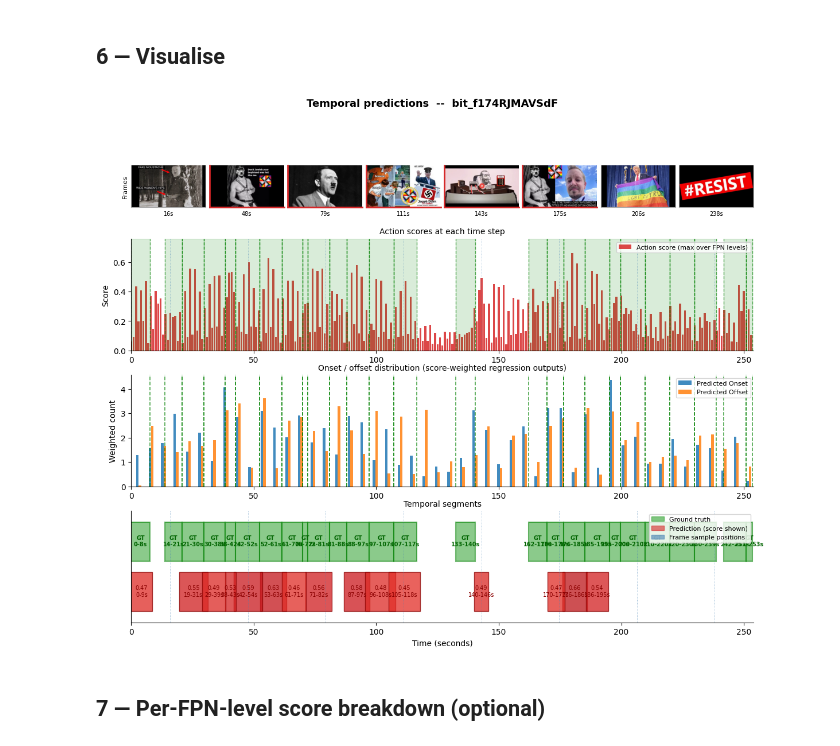
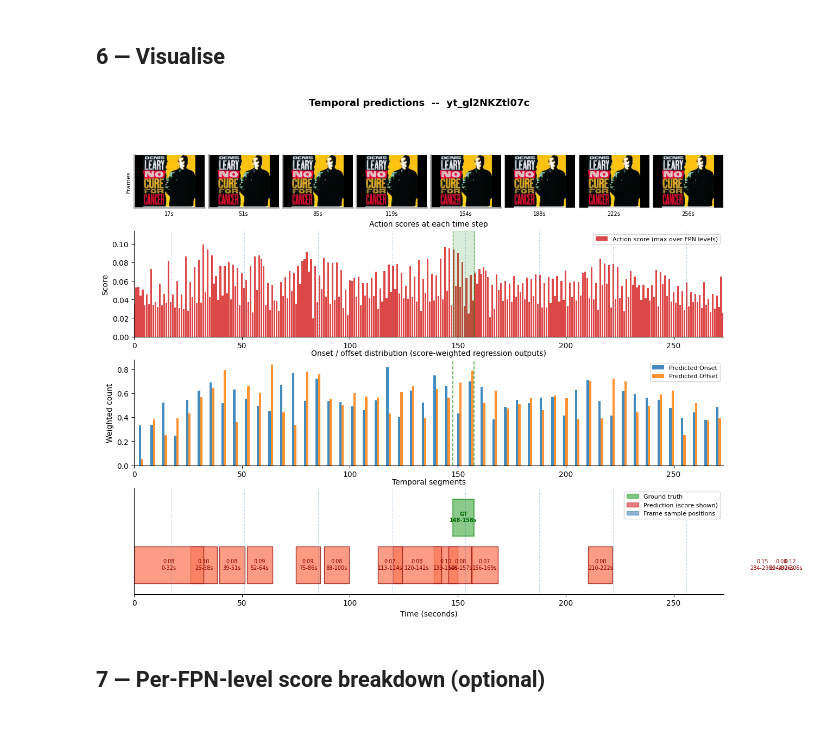
Before and after one commit to GeorgiySav/hateful-content-localisation, a Jupyter notebook: adapted_actionformer/visualise_predictions.ipynb, the cells around one changed output. Cells and saved outputs as stored; diff of their text form; code cells hidden in the pictures.

```diff
--- a/adapted_actionformer/visualise_predictions.ipynb
+++ b/adapted_actionformer/visualise_predictions.ipynb
@@ -17,14 +17,14 @@ import os
 
 CONFIG_PATH     = 'configs/experiments/trifuse_tridet.yaml'
 CHECKPOINT_PATH = 'runs/exp/trifuse_tridet/model_best.pth.tar'
-VIDEO_ID        = 'bit_f174RJMAVSdF'
+VIDEO_ID        = 'yt_gl2NKZtl07c'
 #VIDEO_ID        = 'bit_KzHMHwPZPNIp'
 #VIDEO_ID        = 'bit_1kW6COenXnwa'
 #VIDEO_ID        = 'bit_uTkBtKfWkLDk'
 SUBSET          = 'val'                 # 'train' | 'val' | 'test'
 VIDEO_DIR       = '../data/hateclipseg/dataset/videos'
 
-DISPLAY_THRESHOLD = 0.00
+DISPLAY_THRESHOLD = 0.10
 MAX_SHOW = 15
 N_FRAMES = 8
 N_TRANSCRIPT_SEGS = 8
@@ -535,7 +678,7 @@ def visualise(video_id, res, level_scores, level_times, level_offsets,
             ax_f.set_xlabel(f'{t:.0f}s', fontsize=7)
             in_pred = (len(pred_segs) > 0 and
                        any(s <= t <= e for s, e in pred_segs))
-            colour = '#d62728' if in_pred else '#aaaaaa'
+            colour = '#aaaaaa'
             lw     = 2.0       if in_pred else 0.8
             for side, spine in ax_f.spines.items():
                 if side in ('left', 'bottom'):
@@ -671,34 +814,34 @@ def visualise(video_id, res, level_scores, level_times, level_offsets,
             ax3.axvline(t, color='steelblue', linewidth=0.7, linestyle=':', alpha=0.6)
 
     legend_patches = [
         mpatches.Patch(color='#2ca02c', alpha=0.6, label='Ground truth'),
         mpatches.Patch(color='#d62728', alpha=0.6, label='Prediction (score shown)'),
     ]
     if has_frames:
         legend_patches.append(
             mpatches.Patch(color='steelblue', alpha=0.6, label='Frame sample positions')
         )
     ax3.legend(handles=legend_patches, fontsize=8, loc='upper right')
 
     plt.show()
 
 
 visualise(
     VIDEO_ID, res, level_scores, level_times, level_offsets,
     annotations, duration,
     display_threshold=DISPLAY_THRESHOLD,
     max_show=MAX_SHOW,
     video_dir=VIDEO_DIR,
     n_frames=N_FRAMES,
     n_transcript_segs=N_TRANSCRIPT_SEGS,
     show_frames=SHOW_FRAMES,
     show_transcript=SHOW_TRANSCRIPT,
     show_waveform=SHOW_WAVEFORM,
     show_scores=SHOW_SCORES,
     show_onsets=SHOW_ONSETS,
 )
 # %% [output]
-[figure, old version]
+[figure, new version]
 # %% [markdown]
 ## 7 — Per-FPN-level score breakdown (optional)
 # %%
```
Also changed, not shown: parts of 5 cells of this notebook, 34 other files.
